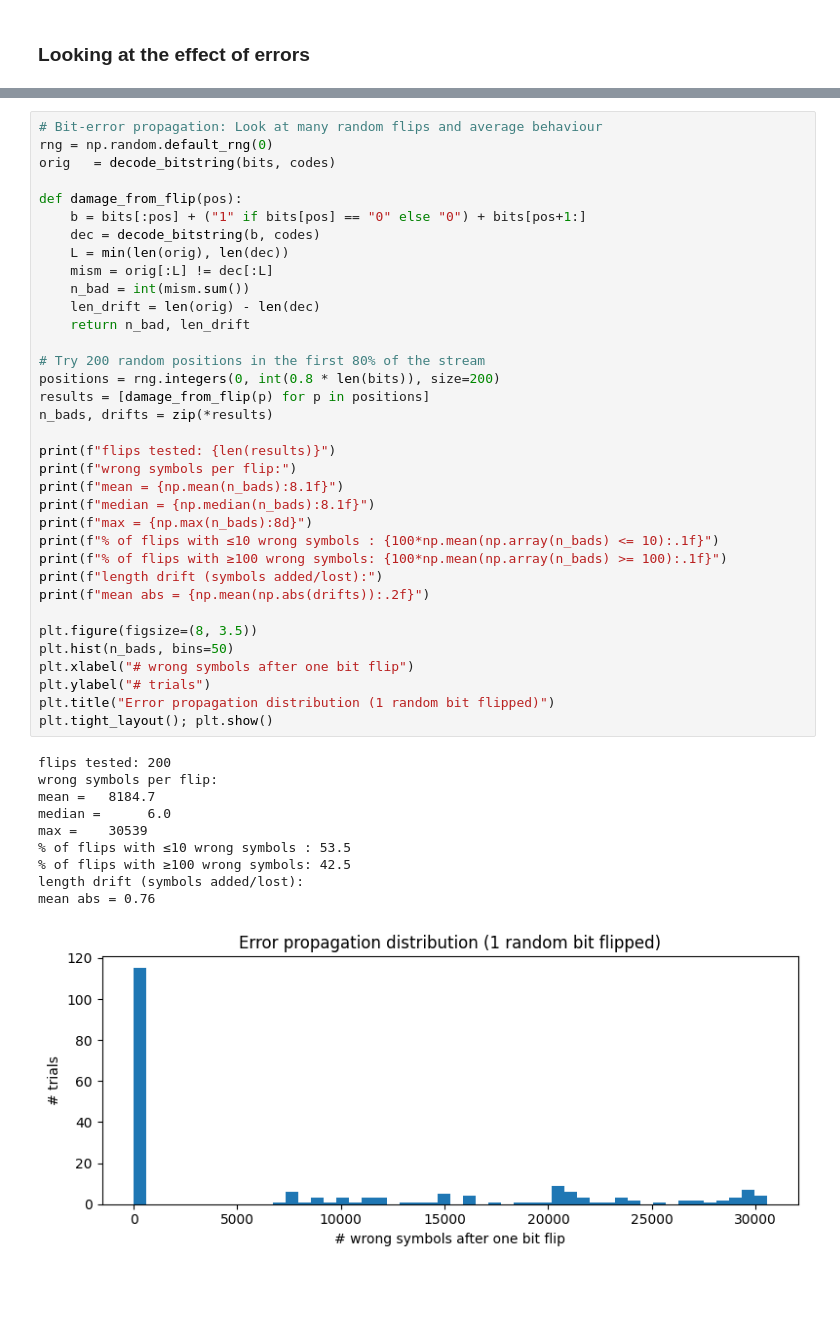
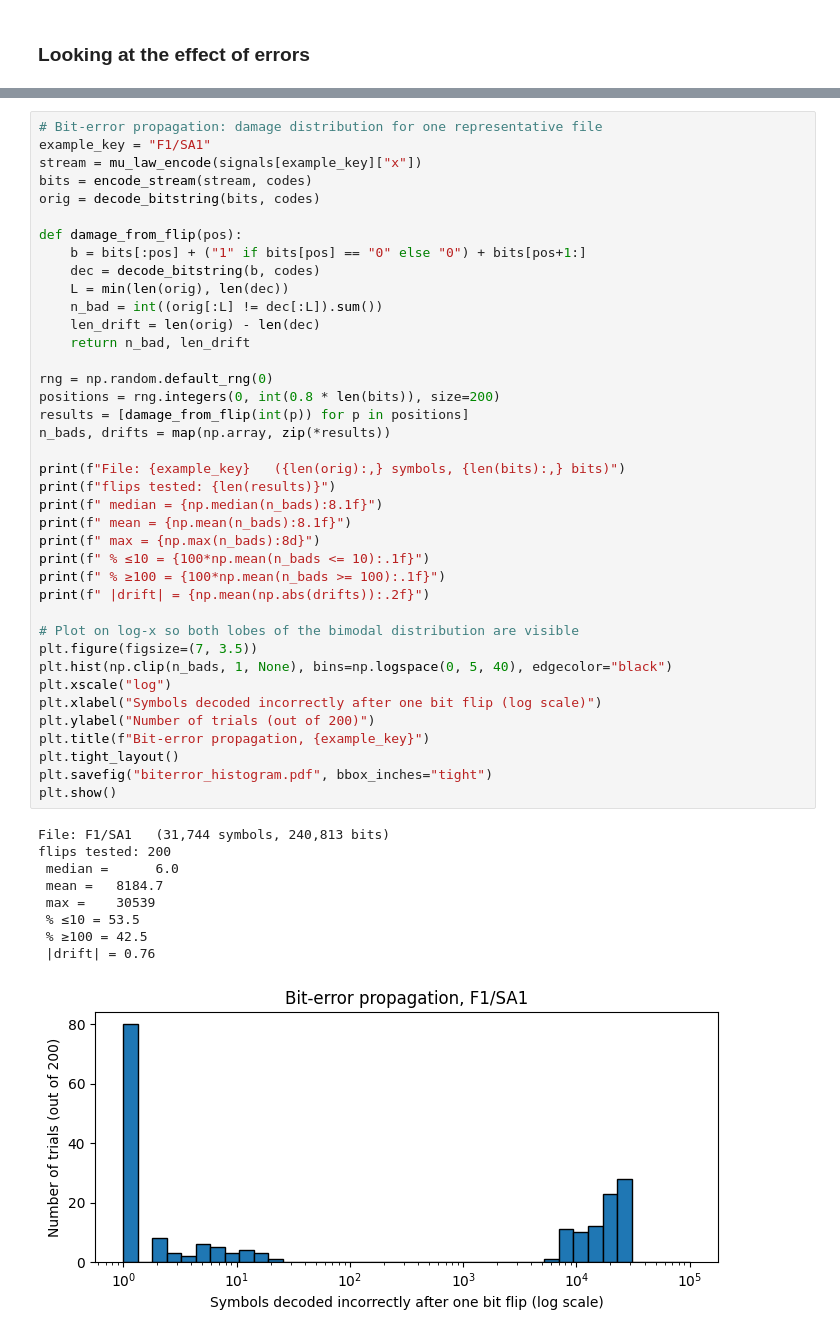
Before and after one commit to PabloABakker/Speech-Huffman-Encoding, a Jupyter notebook: Speach_Encoding.ipynb, the cells around one changed output, grey strips where cells are left out. Cells and saved outputs as stored; diff of their text form; blank space fills up the shorter version.

```diff
--- a/Speach_Encoding.ipynb
+++ b/Speach_Encoding.ipynb
@@ -417,46 +564,49 @@ length change after flip : 0 symbols
 # %%
-# Bit-error propagation: Look at many random flips and average behaviour
-rng = np.random.default_rng(0)
-orig   = decode_bitstring(bits, codes)
+# Bit-error propagation: damage distribution for one representative file
+example_key = "F1/SA1"
+stream = mu_law_encode(signals[example_key]["x"])
+bits = encode_stream(stream, codes)
+orig = decode_bitstring(bits, codes)
 
 def damage_from_flip(pos):
     b = bits[:pos] + ("1" if bits[pos] == "0" else "0") + bits[pos+1:]
     dec = decode_bitstring(b, codes)
     L = min(len(orig), len(dec))
-    mism = orig[:L] != dec[:L]
-    n_bad = int(mism.sum())
+    n_bad = int((orig[:L] != dec[:L]).sum())
     len_drift = len(orig) - len(dec)
     return n_bad, len_drift
 
-# Try 200 random positions in the first 80% of the stream
+rng = np.random.default_rng(0)
 positions = rng.integers(0, int(0.8 * len(bits)), size=200)
-results = [damage_from_flip(p) for p in positions]
-n_bads, drifts = zip(*results)
+results = [damage_from_flip(int(p)) for p in positions]
+n_bads, drifts = map(np.array, zip(*results))
 
+print(f"File: {example_key}   ({len(orig):,} symbols, {len(bits):,} bits)")
 print(f"flips tested: {len(results)}")
-print(f"wrong symbols per flip:")
-print(f"mean = {np.mean(n_bads):8.1f}")
-print(f"median = {np.median(n_bads):8.1f}")
-print(f"max = {np.max(n_bads):8d}")
-print(f"% of flips with ≤10 wrong symbols : {100*np.mean(np.array(n_bads) <= 10):.1f}")
-print(f"% of flips with ≥100 wrong symbols: {100*np.mean(np.array(n_bads) >= 100):.1f}")
-print(f"length drift (symbols added/lost):")
-print(f"mean abs = {np.mean(np.abs(drifts)):.2f}")
+print(f" median = {np.median(n_bads):8.1f}")
+print(f" mean = {np.mean(n_bads):8.1f}")
+print(f" max = {np.max(n_bads):8d}")
+print(f" % ≤10 = {100*np.mean(n_bads <= 10):.1f}")
+print(f" % ≥100 = {100*np.mean(n_bads >= 100):.1f}")
+print(f" |drift| = {np.mean(np.abs(drifts)):.2f}")
 
-plt.figure(figsize=(8, 3.5))
-plt.hist(n_bads, bins=50)
-plt.xlabel("# wrong symbols after one bit flip")
-plt.ylabel("# trials")
-plt.title("Error propagation distribution (1 random bit flipped)")
-plt.tight_layout(); plt.show()
+# Plot on log-x so both lobes of the bimodal distribution are visible
+plt.figure(figsize=(7, 3.5))
+plt.hist(np.clip(n_bads, 1, None), bins=np.logspace(0, 5, 40), edgecolor="black")
+plt.xscale("log")
+plt.xlabel("Symbols decoded incorrectly after one bit flip (log scale)")
+plt.ylabel("Number of trials (out of 200)")
+plt.title(f"Bit-error propagation, {example_key}")
+plt.tight_layout()
+plt.savefig("biterror_histogram.pdf", bbox_inches="tight")
+plt.show()
 # %% [output]
+File: F1/SA1   (31,744 symbols, 240,813 bits)
 flips tested: 200
-wrong symbols per flip:
-mean =   8184.7
-median =      6.0
-max =    30539
-% of flips with ≤10 wrong symbols : 53.5
-% of flips with ≥100 wrong symbols: 42.5
-length drift (symbols added/lost):
-mean abs = 0.76
+ median =      6.0
+ mean =   8184.7
+ max =    30539
+ % ≤10 = 53.5
+ % ≥100 = 42.5
+ |drift| = 0.76
-[figure, old version]
+[figure, new version]
```
Also changed, not shown: parts of 7 cells of this notebook, 4 other files.
